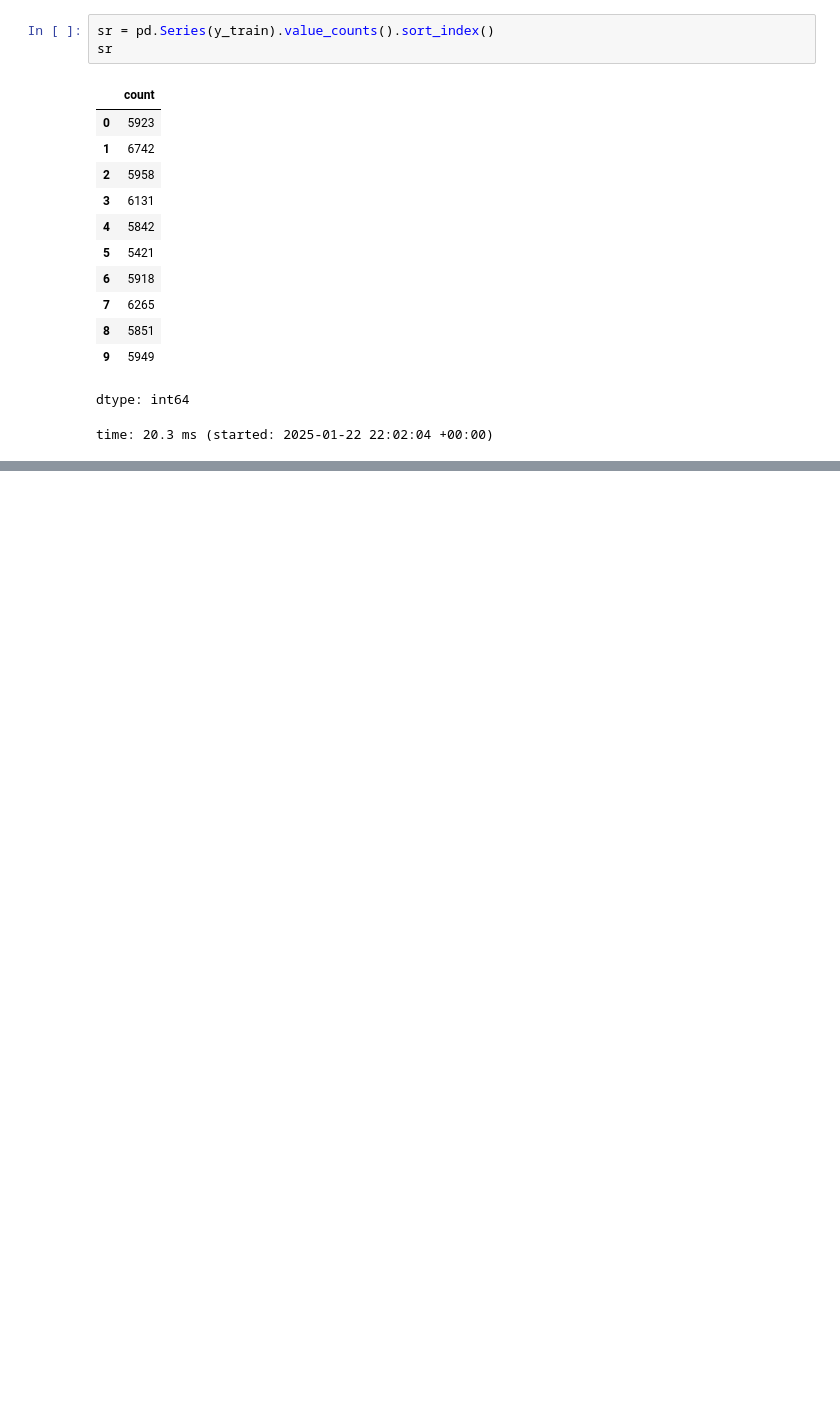
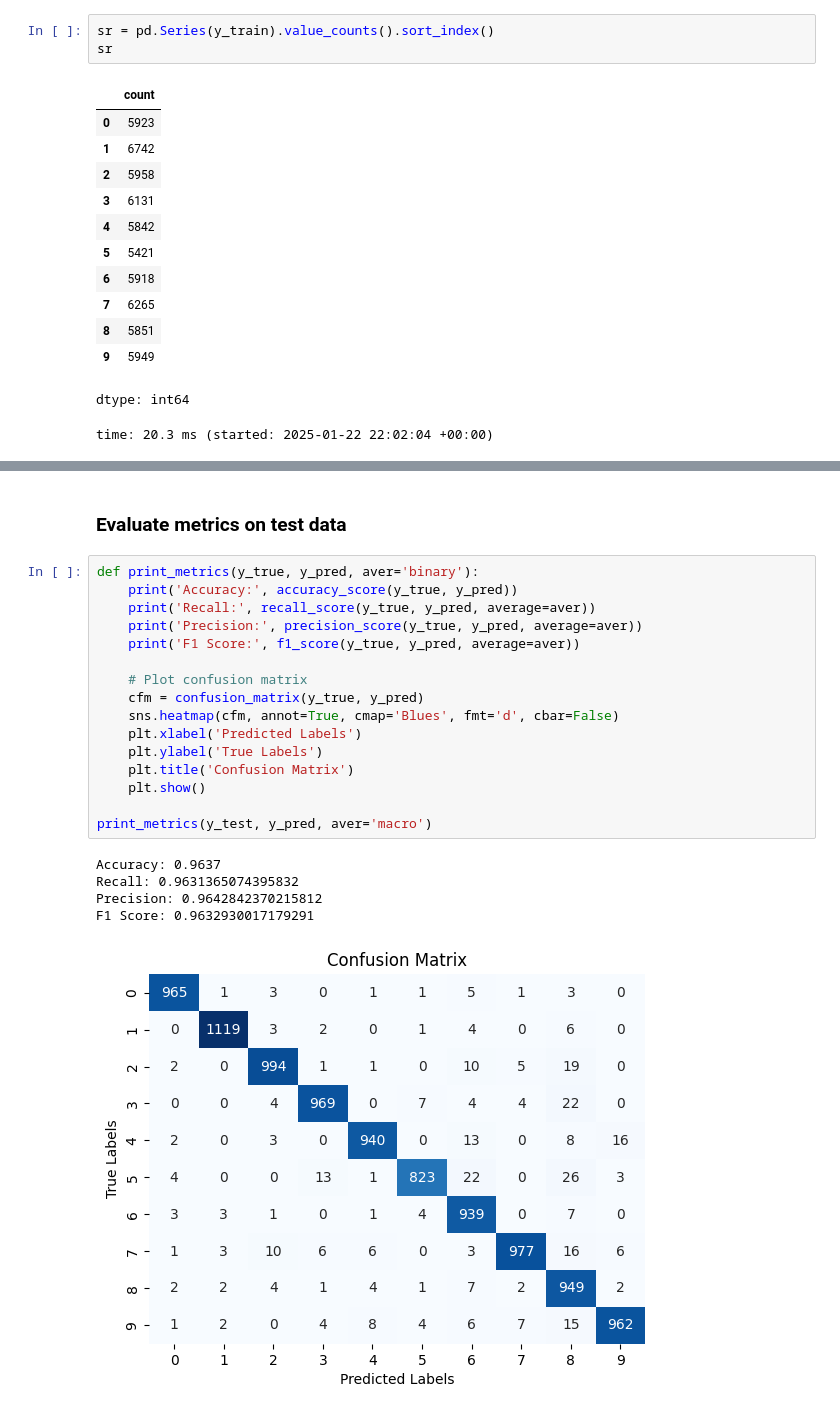
Before and after one commit to 20161609/AI-Tech-Learning, a Jupyter notebook: 15_nn_multi_mnist.ipynb, the cells around one changed output, grey strips where cells are left out. Drawn from its saved outputs; the diff is of its cells as text; blank space fills up the shorter version.

```diff
--- a/15_nn_multi_mnist.ipynb
+++ b/15_nn_multi_mnist.ipynb
@@ -365,0 +276,24 @@ time: 1.45 s (started: 2025-01-22 22:05:03 +00:00)
+# %% [markdown]
+### Evaluate metrics on test data
+# %%
+def print_metrics(y_true, y_pred, aver='binary'):
+    print('Accuracy:', accuracy_score(y_true, y_pred))
+    print('Recall:', recall_score(y_true, y_pred, average=aver))
+    print('Precision:', precision_score(y_true, y_pred, average=aver))
+    print('F1 Score:', f1_score(y_true, y_pred, average=aver))
+
+    # Plot confusion matrix
+    cfm = confusion_matrix(y_true, y_pred)
+    sns.heatmap(cfm, annot=True, cmap='Blues', fmt='d', cbar=False)
+    plt.xlabel('Predicted Labels')
+    plt.ylabel('True Labels')
+    plt.title('Confusion Matrix')
+    plt.show()
+
+print_metrics(y_test, y_pred, aver='macro')
+# %% [output]
+Accuracy: 0.9637
+Recall: 0.9631365074395832
+Precision: 0.9642842370215812
+F1 Score: 0.9632930017179291
+[figure, added]
```
Also changed, not shown: parts of 73 cells of this notebook.
